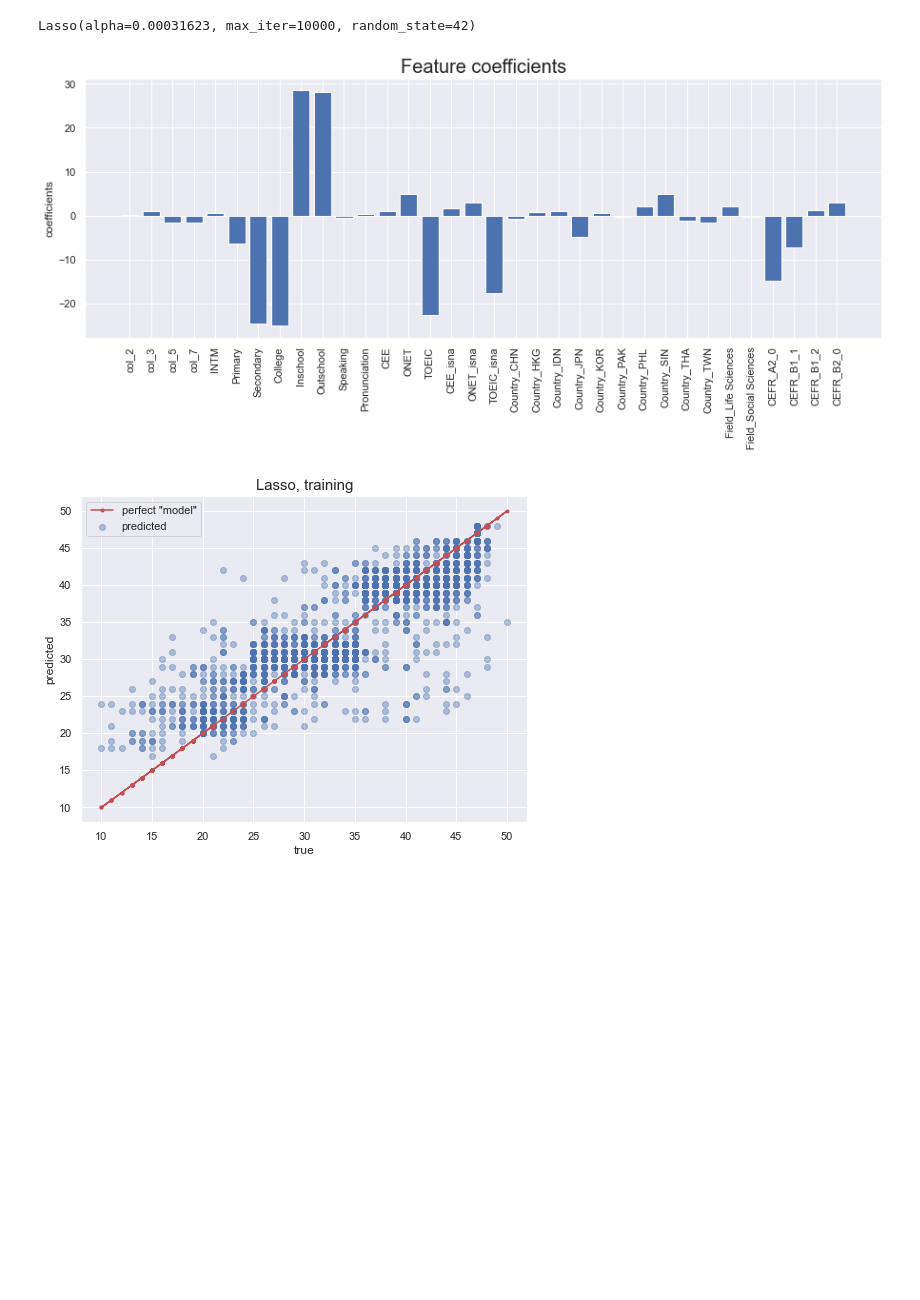
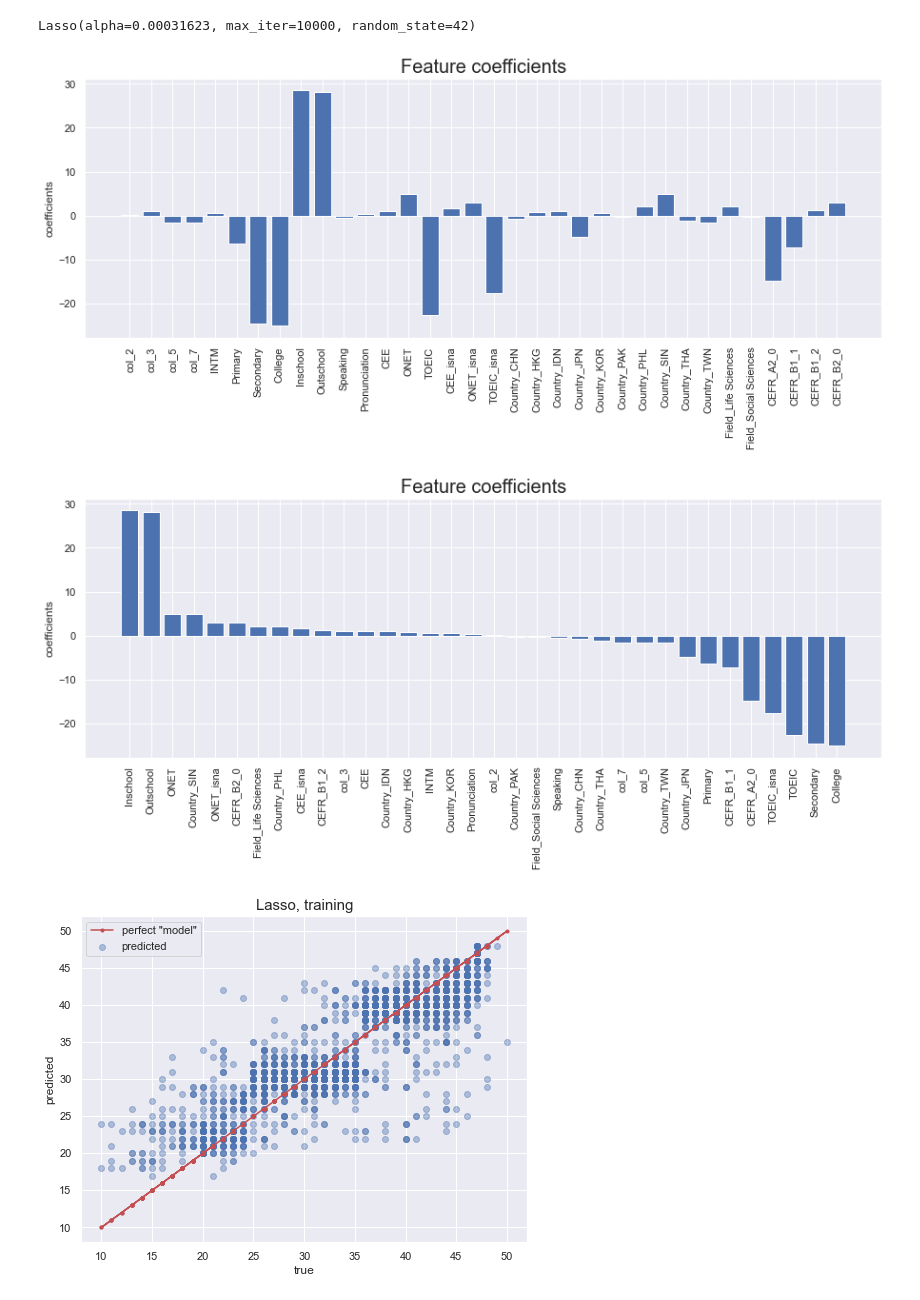
Before and after one commit to Jaester88/Springboard, a Jupyter notebook: Capstone_2_language_proficiency/C2_VST_JaeC_210907.ipynb, the cells around one changed output. Saved outputs shown, nothing was run; the diff lists cells and outputs as text; code cells hidden in the pictures; blank space fills up the shorter version.

```diff
--- a/Capstone_2_language_proficiency/C2_VST_JaeC_210907.ipynb
+++ b/Capstone_2_language_proficiency/C2_VST_JaeC_210907.ipynb
@@ -521,17 +531,27 @@ Lasso(alpha=0.00031623, max_iter=10000, random_state=42)
 # %%
 # For plotting purposes - keep only the coefficients of absolute value > 0.2 to keep the plot visually comprehensible
 lasso_coefs = pd.DataFrame(lasso_best.coef_, index=X_train.columns, columns=['coef'])
 lasso_coefs = lasso_coefs[abs(lasso_coefs.coef) > 0.2]
 
 # Plot feature coefficients of Lasso regression
 fig, ax = plt.subplots(figsize=(15,5))
 ax.bar(lasso_coefs.index, lasso_coefs.coef)
 plt.xticks(rotation='vertical')
 plt.ylabel('coefficients')
 plt.title('Feature coefficients', fontsize=20)
 plt.show()
+
+# Plot feature coefficients of Lasso regression, sorted
+lasso_coefs_sorted = lasso_coefs.sort_values('coef', ascending=False)
+fig, ax = plt.subplots(figsize=(15,5))
+ax.bar(lasso_coefs_sorted.index, lasso_coefs_sorted.coef)
+plt.xticks(rotation='vertical')
+plt.ylabel('coefficients')
+plt.title('Feature coefficients', fontsize=20)
+plt.show()
 # %% [output]
 [figure]
+[figure, added]
 # %%
 # Predict Testing and Test sets using Lasso regression
 y_tr_lasso_pred = lasso_best.predict(X_train)
```
Also changed, not shown: parts of 10 cells of this notebook, 3 other files.
